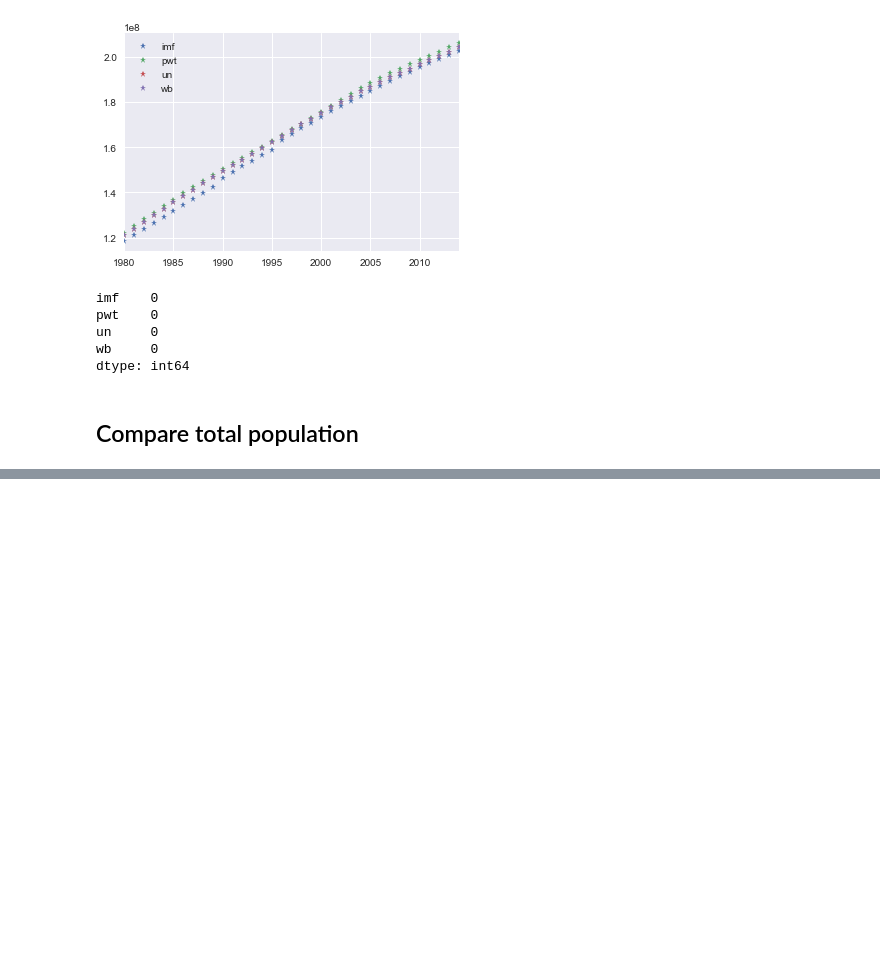
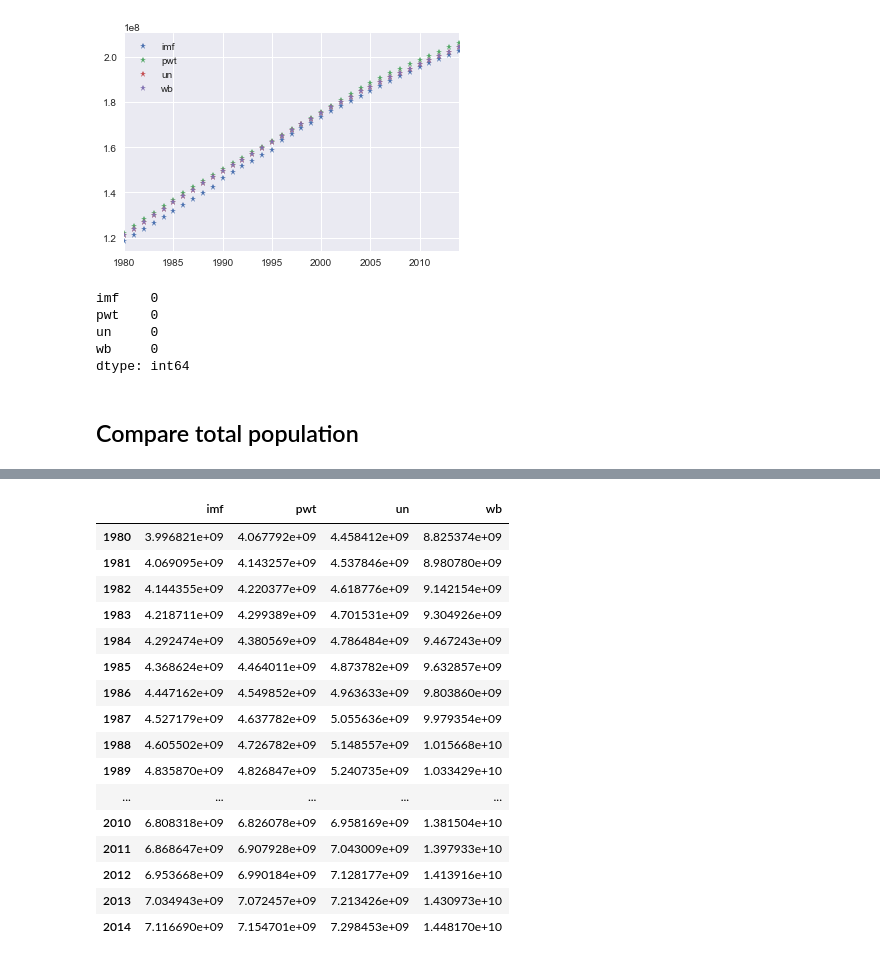
Before and after one commit to moonlimb/zerg, a Jupyter notebook: data/compare_pop_data.ipynb, the cells around one changed output, grey strips where cells are left out. Cells and saved outputs as stored; diff of their text form; code cells hidden in the pictures; blank space fills up the shorter version.

```diff
--- a/data/compare_pop_data.ipynb
+++ b/data/compare_pop_data.ipynb
@@ -387,0 +501,4 @@ usage: cp [-R [-H | -L | -P]] [-fi | -n] [-apvX] source_file target_file
+# %%
+#IMF total
+imf_total = get_row_by_country_name(df_imf, 'Total').reset_index()[cols_for_total]
+imf_total
@@ -387,0 +509,4 @@ usage: cp [-R [-H | -L | -P]] [-fi | -n] [-apvX] source_file target_file
+# %%
+df_wb.loc['Total'] = df_wb.iloc[:, 1:].sum()
+wb_total = df_wb[cols_for_total].loc['Total']
+wb_total.to_dict()
@@ -387,0 +531,5 @@ usage: cp [-R [-H | -L | -P]] [-fi | -n] [-apvX] source_file target_file
+# %%
+#UN total
+
+un_total =df_un[cols_of_interest].iloc[:, 1:].sum()
+un_total.to_dict() # pd.Series
@@ -387,0 +560,29 @@ usage: cp [-R [-H | -L | -P]] [-fi | -n] [-apvX] source_file target_file
+# %%
+imf_total = imf_total.loc[0] # convert to series
+# %%
+df_pop_total = pd.DataFrame({
+    'un': un_total* 10**3,
+    'wb': wb_total,
+    'imf': imf_total*10**6,
+    'pwt': pwt_total.loc[0]*10**6
+})
+
+df_pop_total
+# %% [output]
+|  | imf | pwt | un | wb |
+| 1980 | 3.996821e+09 | 4.067792e+09 | 4.458412e+09 | 8.825374e+09 |
+| 1981 | 4.069095e+09 | 4.143257e+09 | 4.537846e+09 | 8.980780e+09 |
+| 1982 | 4.144355e+09 | 4.220377e+09 | 4.618776e+09 | 9.142154e+09 |
+| 1983 | 4.218711e+09 | 4.299389e+09 | 4.701531e+09 | 9.304926e+09 |
+| 1984 | 4.292474e+09 | 4.380569e+09 | 4.786484e+09 | 9.467243e+09 |
+| 1985 | 4.368624e+09 | 4.464011e+09 | 4.873782e+09 | 9.632857e+09 |
+| 1986 | 4.447162e+09 | 4.549852e+09 | 4.963633e+09 | 9.803860e+09 |
+| 1987 | 4.527179e+09 | 4.637782e+09 | 5.055636e+09 | 9.979354e+09 |
+| 1988 | 4.605502e+09 | 4.726782e+09 | 5.148557e+09 | 1.015668e+10 |
+| 1989 | 4.835870e+09 | 4.826847e+09 | 5.240735e+09 | 1.033429e+10 |
+| ... | ... | ... | ... | ... |
+| 2010 | 6.808318e+09 | 6.826078e+09 | 6.958169e+09 | 1.381504e+10 |
+| 2011 | 6.868647e+09 | 6.907928e+09 | 7.043009e+09 | 1.397933e+10 |
+| 2012 | 6.953668e+09 | 6.990184e+09 | 7.128177e+09 | 1.413916e+10 |
+| 2013 | 7.034943e+09 | 7.072457e+09 | 7.213426e+09 | 1.430973e+10 |
+| 2014 | 7.116690e+09 | 7.154701e+09 | 7.298453e+09 | 1.448170e+10 |
```
Also changed, not shown: parts of 35 cells of this notebook, 1 other file.
